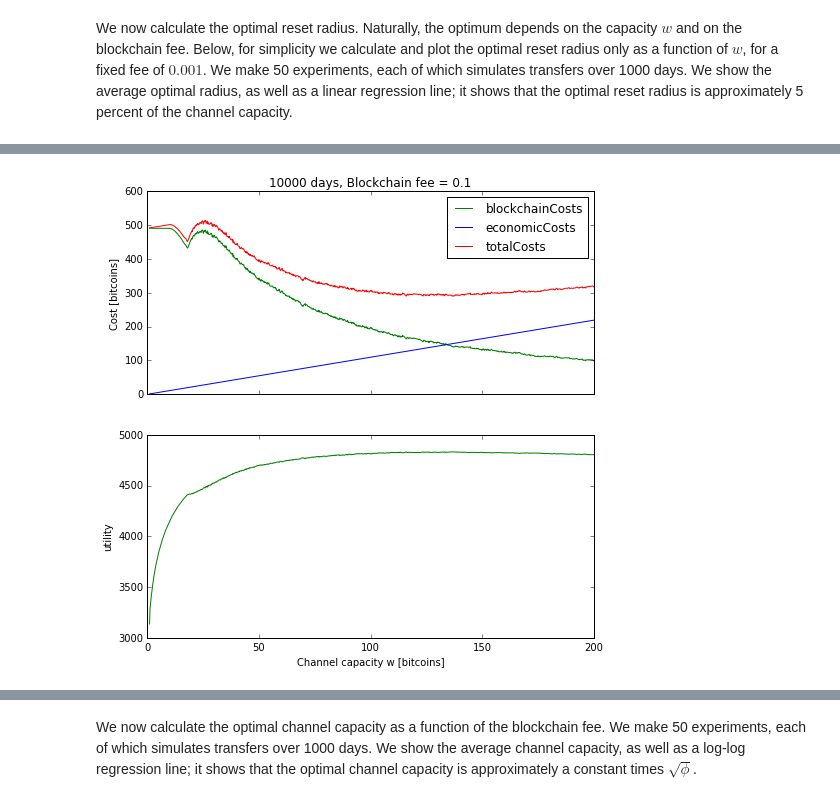
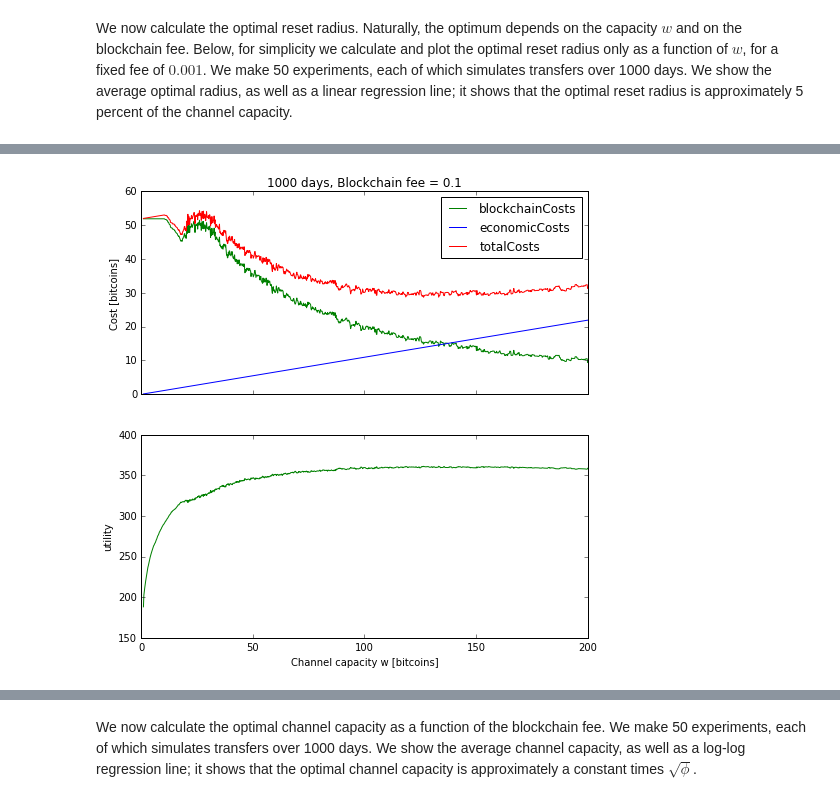
Before and after one commit to erelsgl/bitcoin-simulations, a Jupyter notebook: market-equilibrium-simulation-powerlaw-symmetric.ipynb, the cells around one changed output, grey strips where cells are left out. Cells and saved outputs as stored; diff of their text form; code cells hidden in the pictures.

```diff
--- a/market-equilibrium-simulation-powerlaw-symmetric.ipynb
+++ b/market-equilibrium-simulation-powerlaw-symmetric.ipynb
@@ -113,7 +117,7 @@ sim.plotCostsVsChannelCapacity(
 # %%
 sim.plotCostsVsChannelCapacity(
-    numOfDays=10000,
+    numOfDays=1000,
     blockchainFee=0.1,
     channelCapacities = np.linspace(1*params[zmax],200*params[zmax],1000))
 # %% [output]
-[figure, old version]
+[figure, new version]
```
Also changed, not shown: parts of 27 cells of this notebook, 34 other files.
